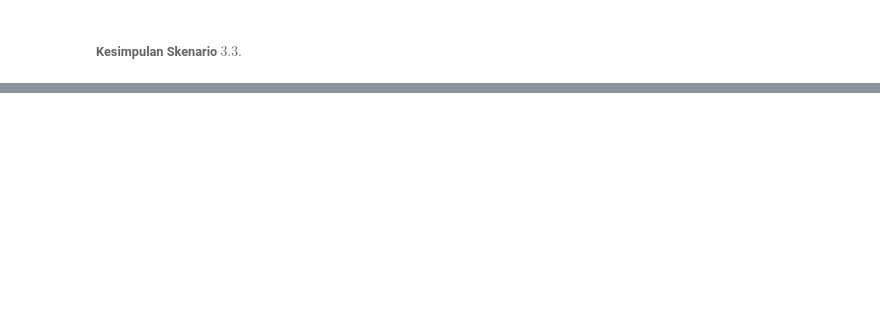
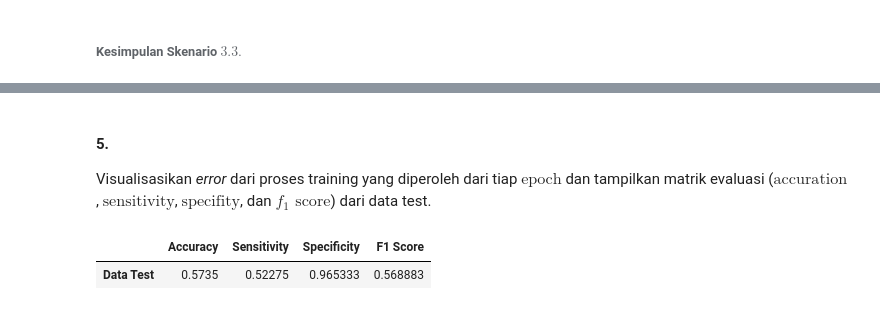
Before and after one commit to reiva5/CSC6801381-pemelajaran-mesin-lanjut, a Jupyter notebook: Lab 3/src/Tugas3_Jehian Norman Saviero_2006609645.ipynb, the cells around one changed output, grey strips where cells are left out. Saved outputs shown, nothing was run; the diff lists cells and outputs as text; code cells hidden in the pictures; blank space fills up the shorter version.

```diff
--- a/Lab 3/src/Tugas3_Jehian Norman Saviero_2006609645.ipynb
+++ b/Lab 3/src/Tugas3_Jehian Norman Saviero_2006609645.ipynb
@@ -193,6 +192,8 @@ def create_model(learning_rate):
+# %%
+## Mendefinisikan Patience Early Stopping untuk Semua Model
+es = EarlyStopping(monitor='val_loss', mode='min', verbose=1, patience=10)
 # %%
 convolutional_model = create_model(0.1)
-es = EarlyStopping(monitor='val_loss')
 convolutional_model.fit(x_train, y_train, epochs=100, batch_size=10, validation_data=(x_test, y_test), use_multiprocessing=True, callbacks=[es])
 # %% [output]
 Epoch 1/100
@@ -399,0 +590,4 @@ Berdasarkan hasil dari skenario $3.3.1$, $3.3.2$, $3.3.3$, $3.3.4$, dan $3.3.5$,
+# %%
+checkpoint = ModelCheckpoint("checkpoint_model.hdf5", monitor='loss', verbose=1, mode='auto', period=1)
+final_convolutional_model = create_model(0.001)
+final_convolutional_model.fit(x_train, y_train, epochs=10, batch_size=25, validation_data=(x_test, y_test), use_multiprocessing=True, callbacks=[es, checkpoint])
@@ -399,0 +613,8 @@ Berdasarkan hasil dari skenario $3.3.1$, $3.3.2$, $3.3.3$, $3.3.4$, dan $3.3.5$,
+# %% [markdown]
+#### 5.
+Visualisasikan _error_ dari proses training yang diperoleh dari tiap $\text{epoch}$ dan tampilkan matrik evaluasi ($\text{accuration}$, $\text{sensitivity}$, $\text{specifity}$, dan $f_{1} \text{ score}$) dari data test.
+# %%
+predict_and_get_metrics(final_convolutional_model, x_test, y_test, label='Data Test')
+# %% [output]
+|  | Accuracy | Sensitivity | Specificity | F1 Score |
+| Data Test | 0.5735 | 0.52275 | 0.965333 | 0.568883 |
```
Also changed, not shown: parts of 41 cells of this notebook.
